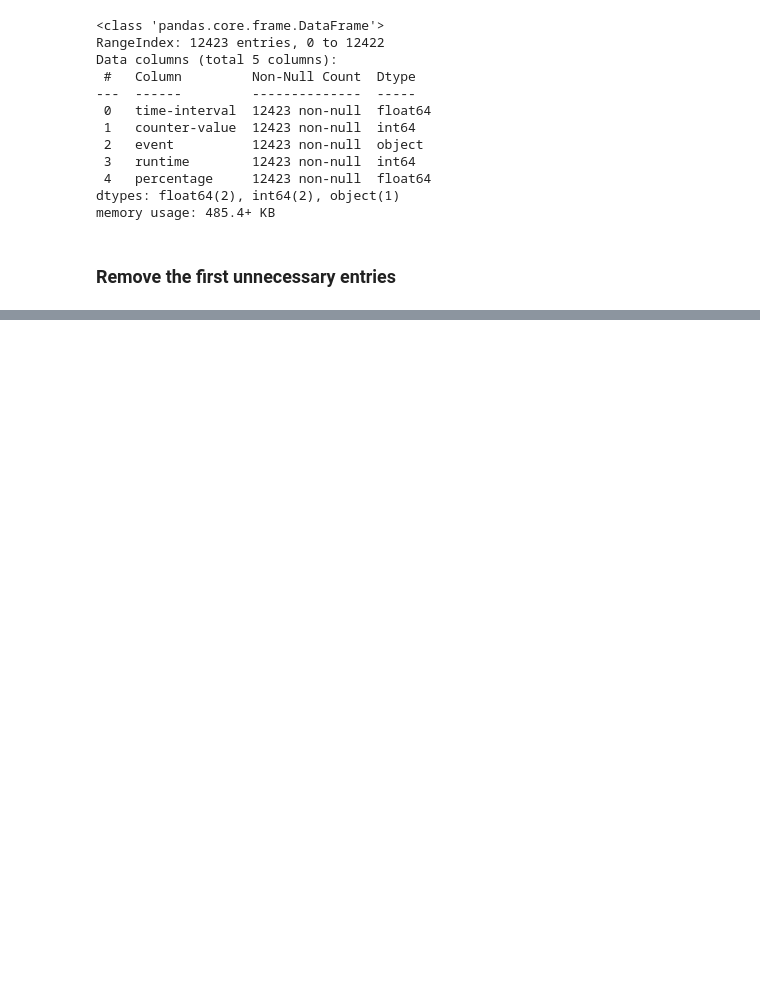
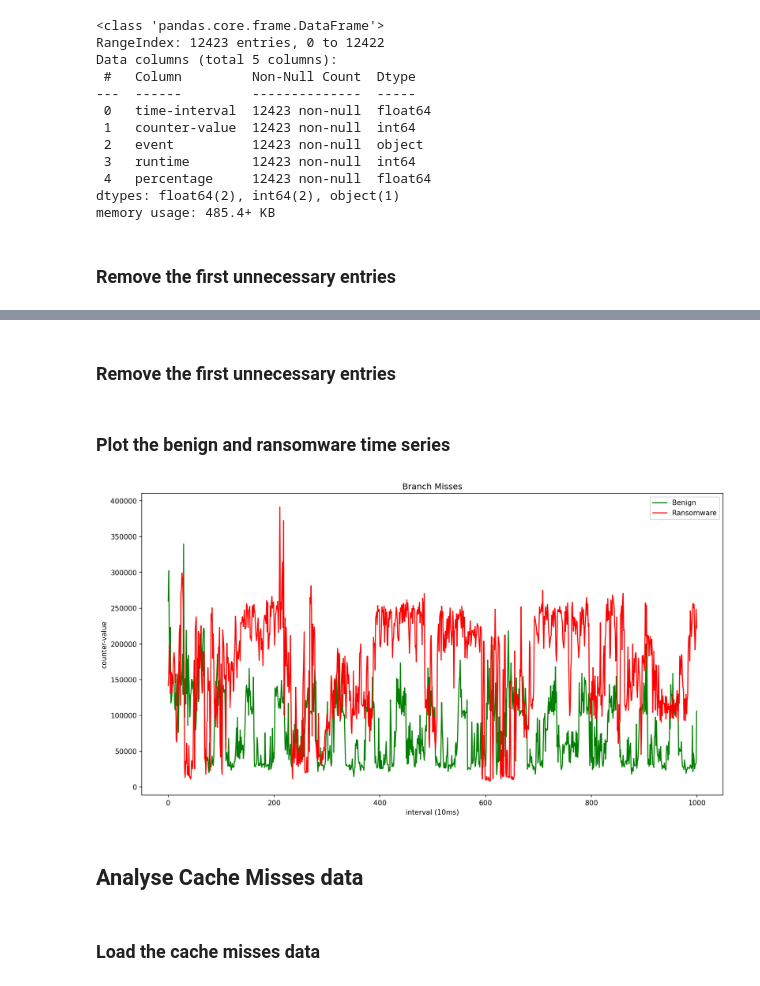
Before and after one commit to olihofmann/cas-aml, a Jupyter notebook: crypto-ransomware-detection/data-exploration.ipynb, the cells around one changed output, grey strips where cells are left out. Cells and saved outputs as stored; diff of their text form; code cells hidden in the pictures; blank space fills up the shorter version.

```diff
--- a/crypto-ransomware-detection/data-exploration.ipynb
+++ b/crypto-ransomware-detection/data-exploration.ipynb
@@ -85,0 +103,6 @@ plt.show()
+# %%
+dataset_benign_branch_misses = pd.read_csv("data/benign-branch-misses.csv", delimiter=",", header=None)
+dataset_benign_branch_misses = dataset_benign_branch_misses.dropna(axis=1)
+dataset_benign_branch_misses.columns = DATASET_COLUMNS
+
+dataset_benign_branch_misses.head()
@@ -85,0 +135,6 @@ plt.show()
+# %%
+dataset_ransomware_branch_misses = pd.read_csv("data/ransomware-branch-misses.csv", delimiter=",", header=None)
+dataset_ransomware_branch_misses = dataset_ransomware_branch_misses.dropna(axis=1)
+dataset_ransomware_branch_misses.columns = DATASET_COLUMNS
+
+dataset_ransomware_branch_misses.head()
@@ -85,0 +167,29 @@ plt.show()
+# %% [markdown]
+### Remove the first unnecessary entries
+# %%
+dataset_benign_branch_misses_observe = dataset_benign_branch_misses[750:].copy()
+dataset_benign_branch_misses_observe = dataset_benign_branch_misses_observe.reset_index()
+dataset_benign_branch_misses_observe["interval"] = dataset_benign_branch_misses_observe.index + 1
+# %%
+dataset_ransomware_branch_misses_observe = dataset_ransomware_branch_misses[750:].copy()
+dataset_ransomware_branch_misses_observe = dataset_ransomware_branch_misses_observe.reset_index()
+dataset_ransomware_branch_misses_observe["interval"] = dataset_ransomware_branch_misses_observe.index + 1
+# %% [markdown]
+### Plot the benign and ransomware time series
+# %%
+plt.figure(figsize=(15, 8), dpi=150)
+
+dataset_benign_branch_misses_observe[:1000]["counter-value"].plot(label="Benign", color="green")
+dataset_ransomware_branch_misses_observe[:1000]["counter-value"].plot(label="Ransomware", color="red")
+
+plt.title("Branch Misses")
+plt.xlabel("interval (10ms)")
+plt.ylabel("counter-value")
+plt.legend()
+plt.show()
+# %% [output]
+[figure, added]
+# %% [markdown]
+## Analyse Cache Misses data
+# %% [markdown]
+### Load the cache misses data
```
Also changed, not shown: parts of 45 cells of this notebook, 6 other files.
